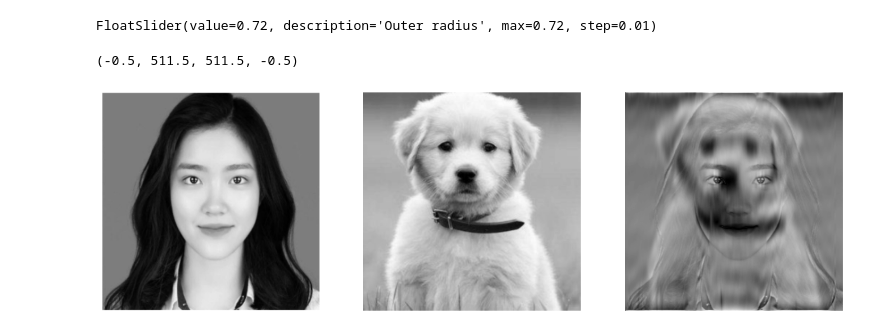
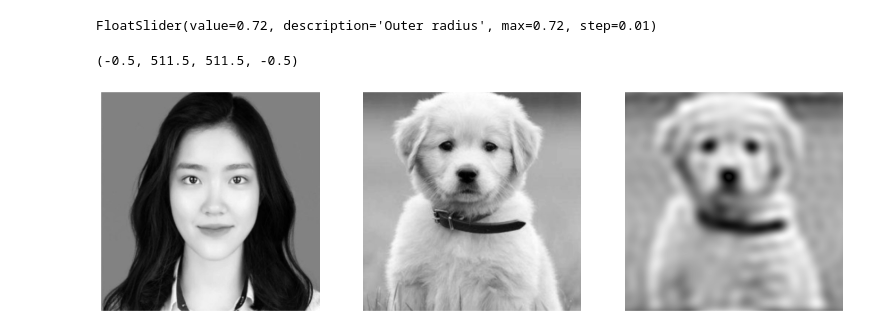
Before and after one commit to duckiendoan/INT3404E_ImageProcessing, a Jupyter notebook: HW2/ex234.ipynb, the cells around one changed output. Cells and saved outputs as stored; diff of their text form; code cells hidden in the pictures.

```diff
--- a/HW2/ex234.ipynb
+++ b/HW2/ex234.ipynb
@@ -93,30 +93,31 @@ def create_hybrid_img(img1, img2, r):
     img2: numpy image 2
     r: radius that defines the filled circle of frequency of image 1. Refer to the homework title to know more.
     """
-  # You need to implement the function
+    # You need to implement the function
     fft1 = np.fft.fft2(img1)
     fft2 = np.fft.fft2(img2)
     fft1 = np.fft.fftshift(fft1)
     fft2 = np.fft.fftshift(fft2)
     cy, cx = img1.shape[0] // 2, img1.shape[1] // 2
-    mask = np.fromfunction(lambda i, j: ((i-cy)**2 + (i - cx) ** 2) ** 0.5, img1.shape) <= r
-    masked_img = (fft1 * mask + fft2 * ~mask) / 2
+    mask = np.fromfunction(lambda i, j: ((i-cy)**2 + (j-cx)**2) ** 0.5, img1.shape) <= r
+    masked_img = (fft1 * mask + fft2 * (1 - mask))
     shifted_masked_img = np.fft.ifftshift(masked_img)
     hybrid_img = np.abs(np.fft.ifft2(shifted_masked_img))
-    return hybrid_img.astype(img1.dtype)
+    hybrid_img = 255*hybrid_img/(hybrid_img.max()+0.0001)
+    return hybrid_img.astype(np.uint8)
 # %%
-image_1_path = "ex21.png" # <-- need to change
-image_2_path = "ex22.png" # <-- need to change
+image_1_path = "./ex2_images/ex21.png" # <-- need to change
+image_2_path = "./ex2_images/ex22.png" # <-- need to change
 img_1 = read_img(image_1_path)
 img_2 = read_img(image_2_path)
 hybrid_img = create_hybrid_img(img_2, img_1, 14)
 fig, axes = plt.subplots(nrows=1, ncols=3, figsize=(18, 15))
 axes[0].imshow(img_1, cmap="gray")
 axes[0].axis("off")
 axes[1].imshow(img_2, cmap="gray")
 axes[1].axis("off")
 axes[2].imshow(hybrid_img, cmap="gray")
 axes[2].axis("off")
 # %% [output]
 (-0.5, 511.5, 511.5, -0.5)
-[figure, old version]
+[figure, new version]
```
Also changed, not shown: 12 other files.
